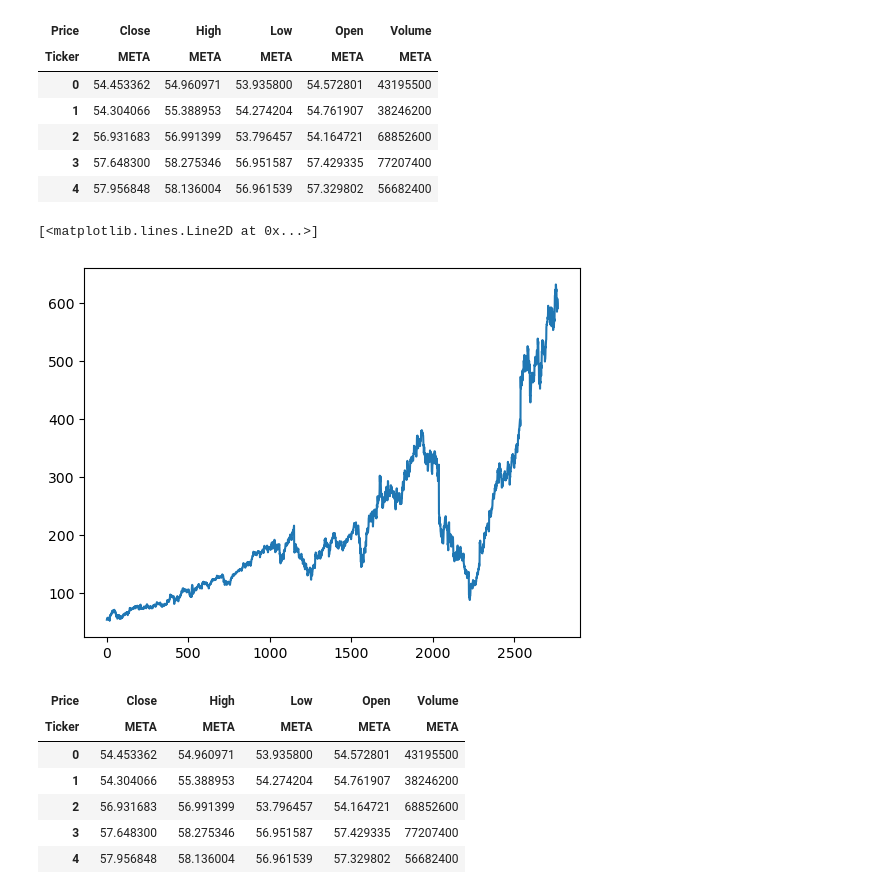
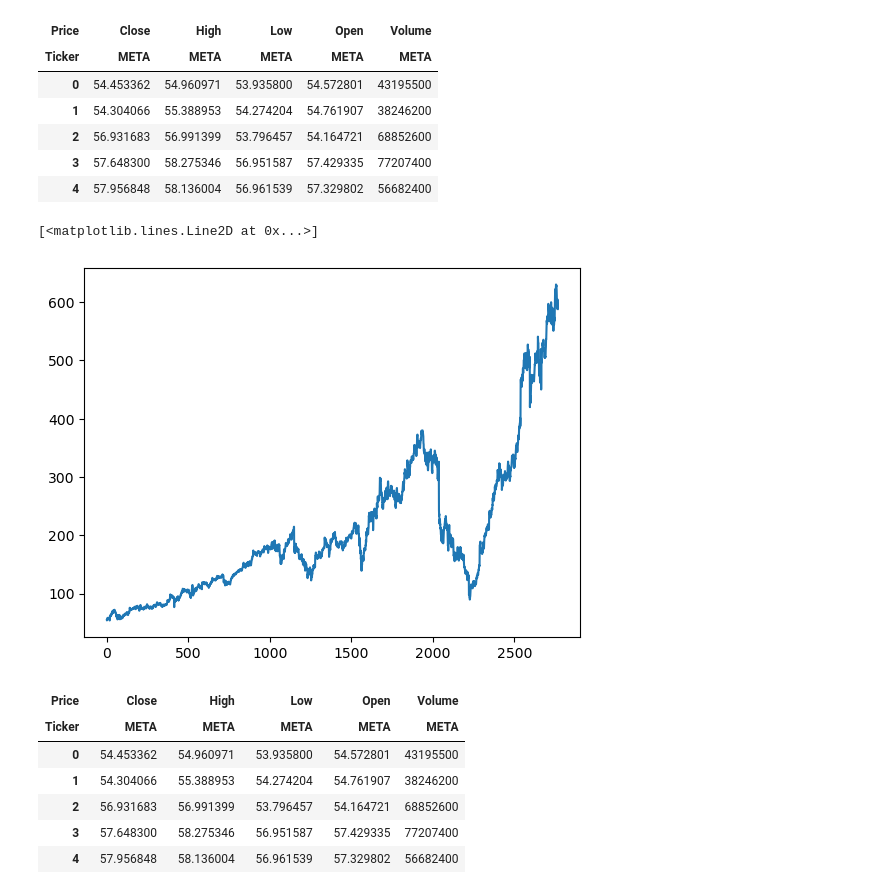
Before and after one commit to KPRANEETHA-1/Stock-Trend-Prediction, a Jupyter notebook: LSTM.ipynb, the cells around one changed output. Saved outputs shown, nothing was run; the diff lists cells and outputs as text; code cells hidden in the pictures.

```diff
--- a/LSTM.ipynb
+++ b/LSTM.ipynb
@@ -52,10 +52,10 @@ df.head()
 | 3 | 57.648300 | 58.275346 | 56.951587 | 57.429335 | 77207400 |
 | 4 | 57.956848 | 58.136004 | 56.961539 | 57.329802 | 56682400 |
 # %%
-plt.plot(df.Close)
+plt.plot(df.Open)
 # %% [output]
 [<matplotlib.lines.Line2D at 0x...>]
-[figure, old version]
+[figure, new version]
 # %%
 df
 # %% [output]
```
Also changed, not shown: parts of 4 cells of this notebook, 1 other file.
